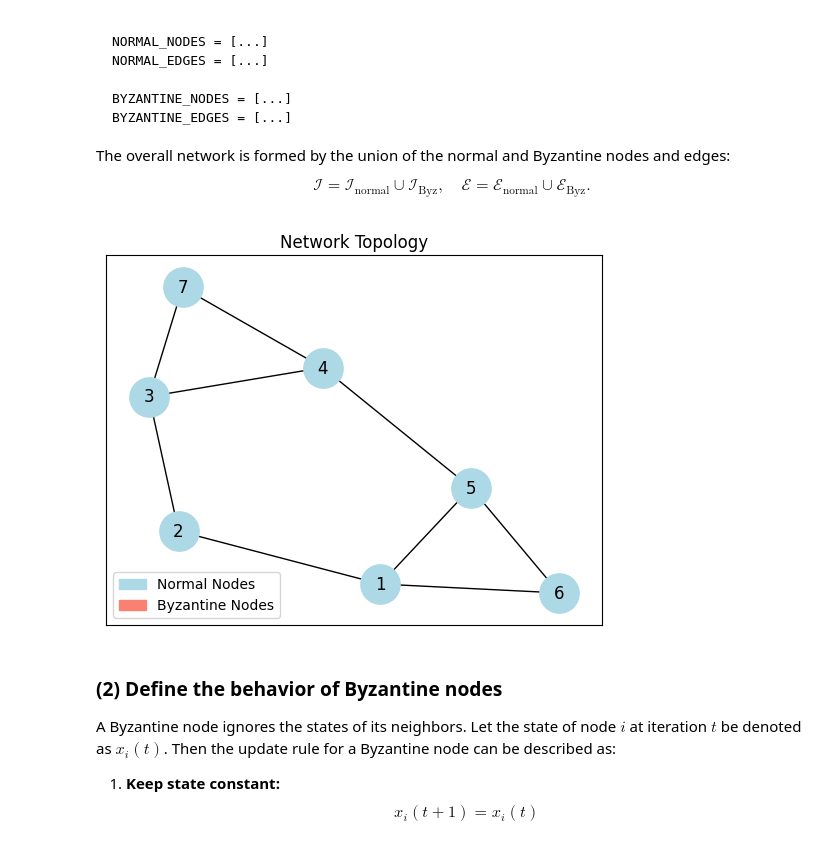
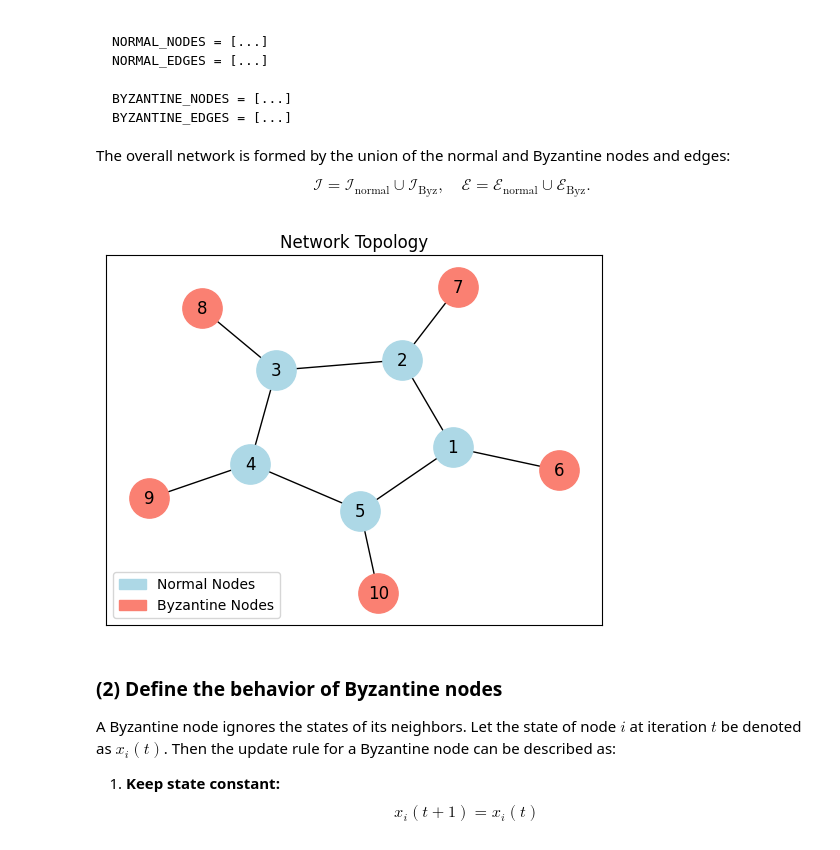
Before and after one commit to rui-huang-opt/arepc, a Jupyter notebook: examples/byzantine.ipynb, the cells around one changed output. Drawn from its saved outputs; the diff is of its cells as text; code cells hidden in the pictures.

```diff
--- a/examples/byzantine.ipynb
+++ b/examples/byzantine.ipynb
@@ -49,10 +49,10 @@ def graph(nodes: list[str], edges: list[tuple[str, str]]) -> None:
 
 if __name__ == "__main__":
     # Simple case
-    # NORMAL_NODES = ["1", "2", "3", "4", "5"]
-    # NORMAL_EDGES = [("1", "2"), ("2", "3"), ("3", "4"), ("4", "5"), ("5", "1")]
-    # BYZANTINE_NODES = ["6", "7", "8", "9", "10"]
-    # BYZANTINE_EDGES = [("1", "6"), ("2", "7"), ("3", "8"), ("4", "9"), ("5", "10")]
+    NORMAL_NODES = ["1", "2", "3", "4", "5"]
+    NORMAL_EDGES = [("1", "2"), ("2", "3"), ("3", "4"), ("4", "5"), ("5", "1")]
+    BYZANTINE_NODES = ["6", "7", "8", "9", "10"]
+    BYZANTINE_EDGES = [("1", "6"), ("2", "7"), ("3", "8"), ("4", "9"), ("5", "10")]
 
     # Moderate case
     # NORMAL_NODES = ["1", "2", "3", "4", "5", "6", "7"]
@@ -90,20 +90,20 @@ if __name__ == "__main__":
     # ]
 
     # Conservative case
-    NORMAL_NODES = ["1", "2", "3", "4", "5", "6", "7"]
-    NORMAL_EDGES = [
-        ("1", "2"),
-        ("2", "3"),
-        ("3", "4"),
-        ("4", "5"),
-        ("5", "1"),
-        ("1", "6"),
-        ("5", "6"),
-        ("3", "7"),
-        ("4", "7"),
-    ]
-    BYZANTINE_NODES = []
-    BYZANTINE_EDGES = []
+    # NORMAL_NODES = ["1", "2", "3", "4", "5", "6", "7"]
+    # NORMAL_EDGES = [
+    #     ("1", "2"),
+    #     ("2", "3"),
+    #     ("3", "4"),
+    #     ("4", "5"),
+    #     ("5", "1"),
+    #     ("1", "6"),
+    #     ("5", "6"),
+    #     ("3", "7"),
+    #     ("4", "7"),
+    # ]
+    # BYZANTINE_NODES = []
+    # BYZANTINE_EDGES = []
 
     NODES = NORMAL_NODES + BYZANTINE_NODES
     EDGES = NORMAL_EDGES + BYZANTINE_EDGES
@@ -125,34 +125,34 @@ if __name__ == "__main__":
     pos = nx.spring_layout(G, seed=11, k=0.8)
 
     nx.draw_networkx_nodes(
         G,
         pos,
         nodelist=NORMAL_NODES,
         node_color="lightblue",
         node_size=800,
         ax=ax,
     )
 
     nx.draw_networkx_nodes(
         G,
         pos,
         nodelist=BYZANTINE_NODES,
         node_color="salmon",
         node_size=800,
         ax=ax,
     )
 
     nx.draw_networkx_edges(G, pos, ax=ax)
     nx.draw_networkx_labels(G, pos, ax=ax)
 
     import matplotlib.patches as mpatches
 
     blue_patch = mpatches.Patch(color="lightblue", label="Normal Nodes")
     red_patch = mpatches.Patch(color="salmon", label="Byzantine Nodes")
 
     ax.legend(handles=[blue_patch, red_patch], loc="lower left")
 # %% [output]
-[figure, old version]
+[figure, new version]
 # %% [markdown]
 ### (2) Define the behavior of Byzantine nodes
 
```
Also changed, not shown: parts of 8 cells of this notebook, 1 other file.
